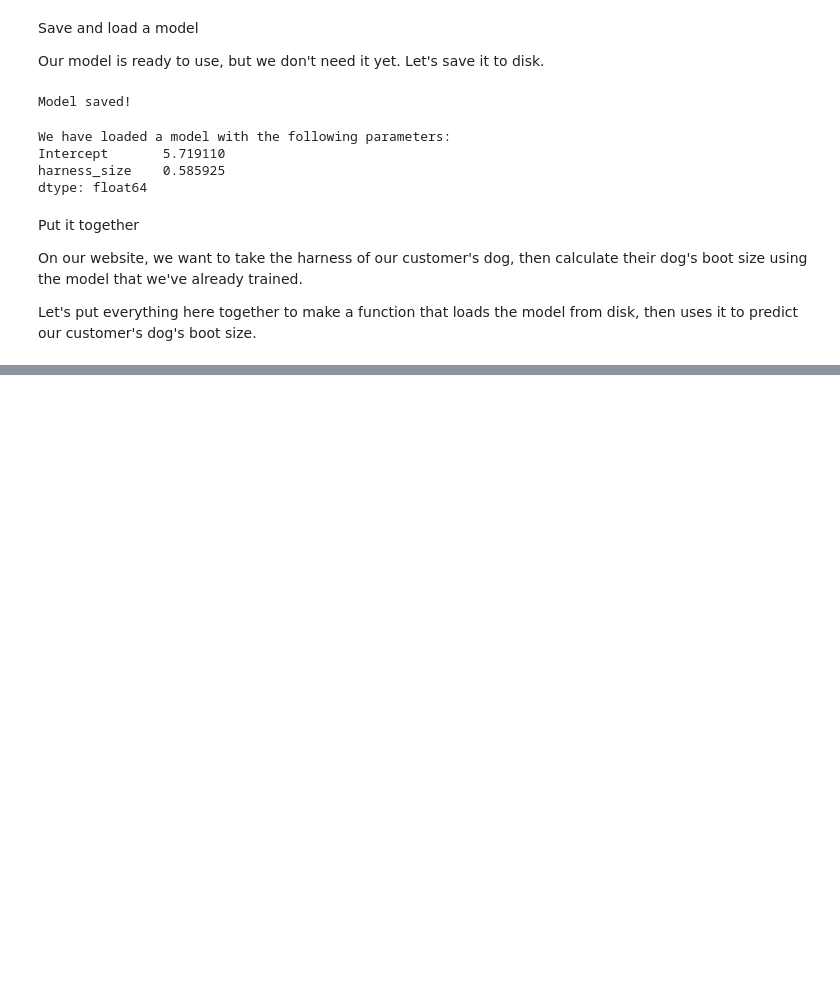
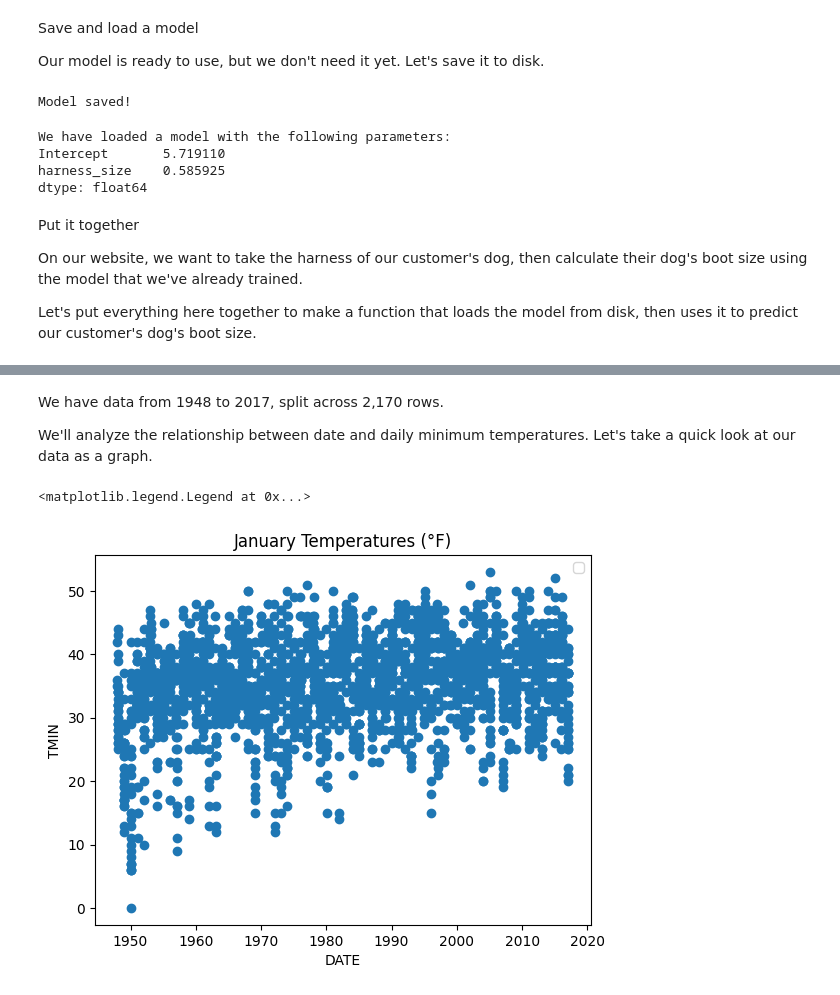
Before and after one commit to walethewave/Flexisaf-Gen-AI-DS-Internship, a Jupyter notebook: Flexisaf.ipynb, the cells around one changed output, grey strips where cells are left out. Saved outputs shown, nothing was run; the diff lists cells and outputs as text; code cells hidden in the pictures; blank space fills up the shorter version.

Commit message:
date

```diff
--- a/Flexisaf.ipynb
+++ b/Flexisaf.ipynb
@@ -477,0 +622,14 @@ Let's put everything here together to make a function that loads the model from
+# %%
+import pandas
+
+# Load a file that contains weather data for Seattle
+data = pandas.read_csv('seattleWeather_1948-2017.csv', parse_dates=['DATE'])
+
+# Keep only January temperatures
+data = data[[d.month == 1 for d in data.DATE]].copy()
+
+
+# Print the first and last few rows
+# Remember that with Jupyter notebooks, the last line of
+# code is automatically printed
+data
@@ -477,0 +650,19 @@ Let's put everything here together to make a function that loads the model from
+# %% [markdown]
+We have data from 1948 to 2017, split across 2,170 rows.
+
+We'll analyze the relationship between date and daily minimum temperatures. Let's take a quick look at our data as a graph.
+# %%
+import matplotlib.pyplot as plt
+
+# Let's take a quick look at our data
+
+plt.scatter(data["DATE"], data["TMIN"])
+
+# add labels and legend
+plt.xlabel("DATE")
+plt.ylabel("TMIN")
+plt.title("January Temperatures (°F)")
+plt.legend()
+# %% [output]
+<matplotlib.legend.Legend at 0x...>
+[figure, added]
```
Also changed, not shown: parts of 28 cells of this notebook, 1 other file.
